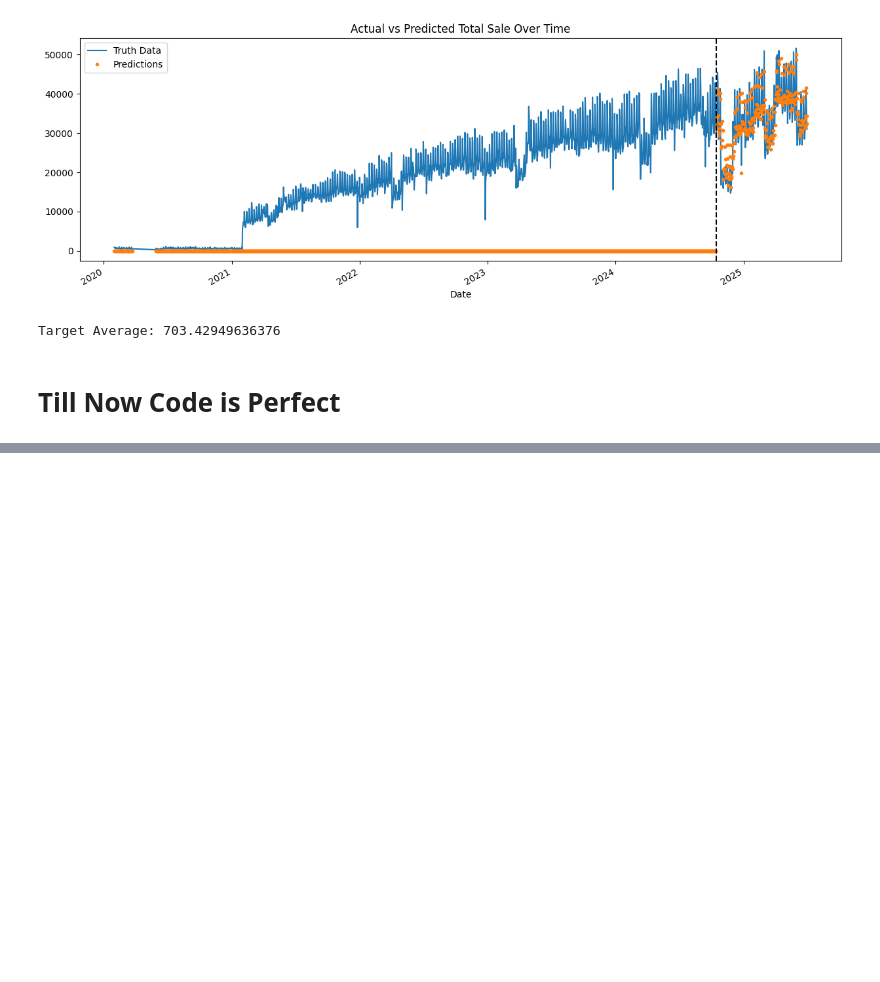
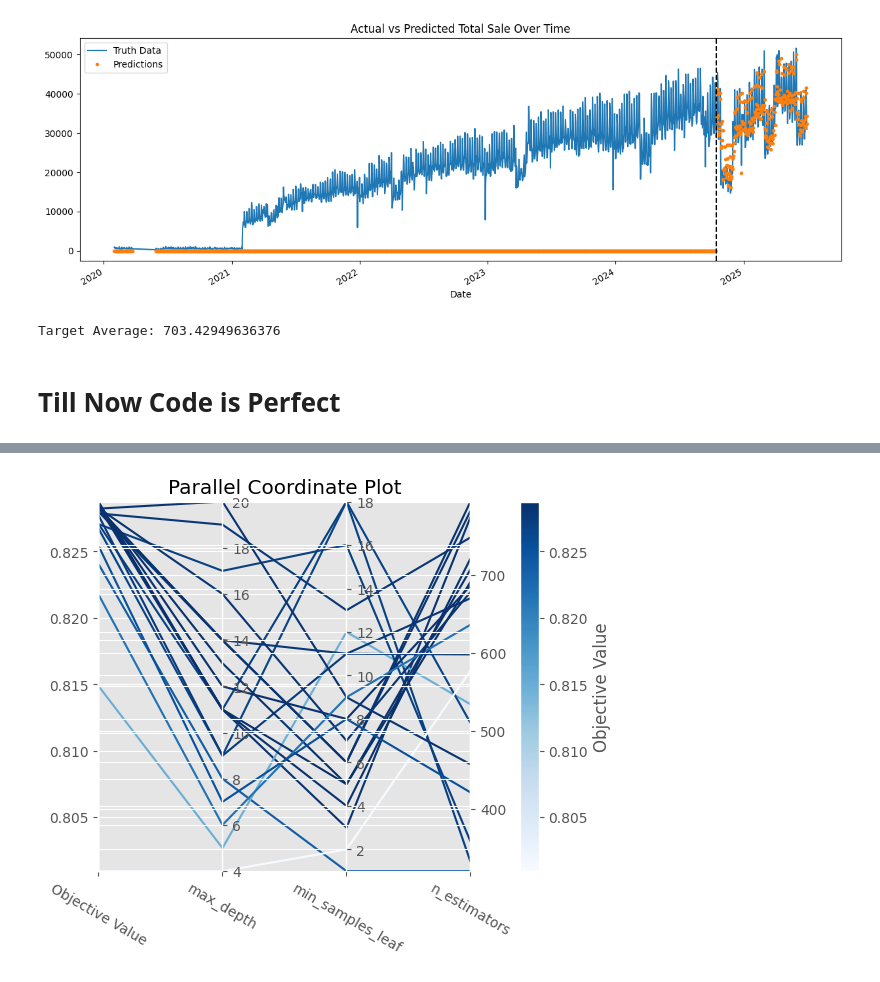
Before and after one commit to farmanali11/core-ai-learning, a Jupyter notebook: 03-classical-ml/03-final-capstone-project/ex.ipynb, the cells around one changed output, grey strips where cells are left out. Cells and saved outputs as stored; diff of their text form; code cells hidden in the pictures; blank space fills up the shorter version.

```diff
--- a/03-classical-ml/03-final-capstone-project/ex.ipynb
+++ b/03-classical-ml/03-final-capstone-project/ex.ipynb
@@ -231,0 +407,6 @@ Target Average: 703.42949636376
+# %%
+# 2. Parallel Coordinates Plot
+optuna_mpl.plot_parallel_coordinate(study2)
+plt.show()
+# %% [output]
+[figure, added]
```
Also changed, not shown: parts of 18 cells of this notebook, 13 other files.
